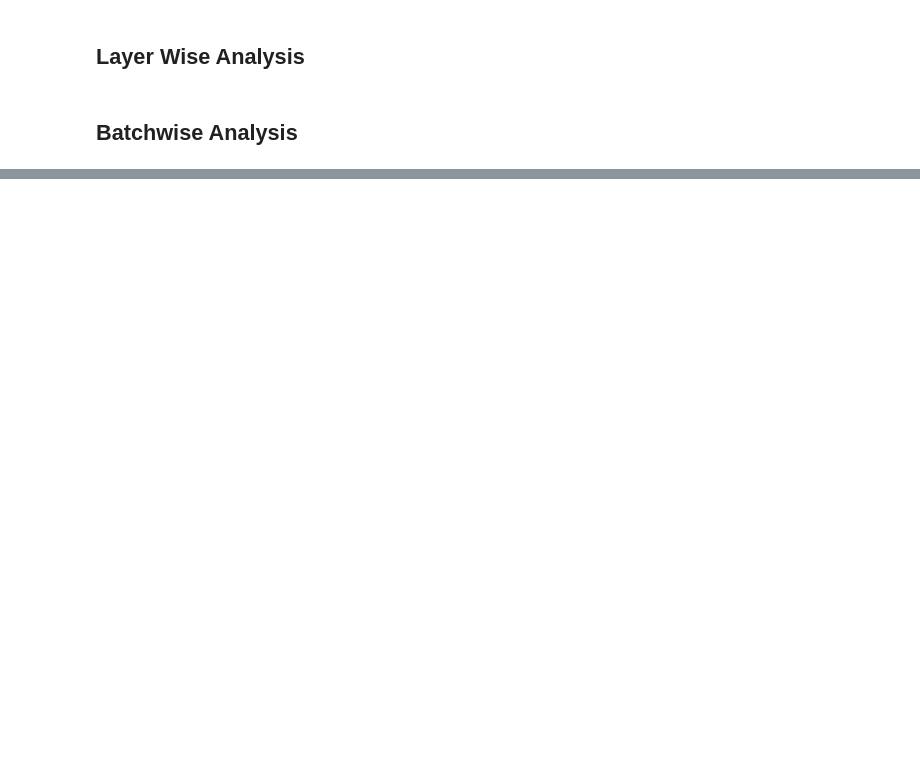
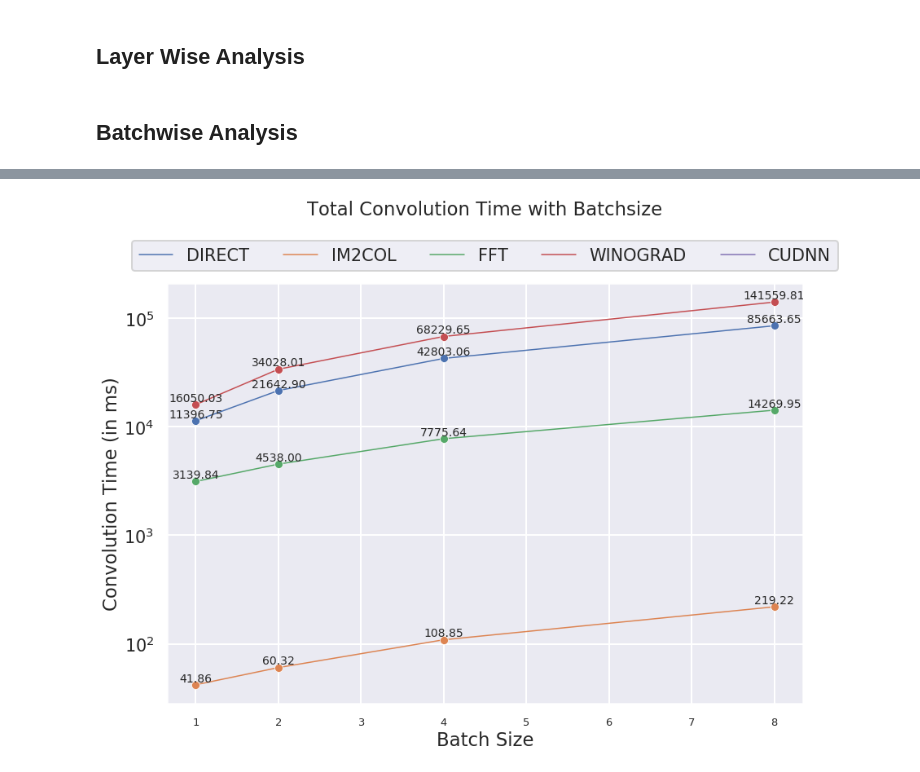
Before and after one commit to prajwal1210/HP3-CNN-Inferencing, a Jupyter notebook: profiling/analyzer.ipynb, the cells around one changed output, grey strips where cells are left out. Saved outputs shown, nothing was run; the diff lists cells and outputs as text; code cells hidden in the pictures; blank space fills up the shorter version.

Commit message:
[Profiling]Changed Makefile to delete txt files and updated wrote preliminary Batch Analysis code

```diff
--- a/profiling/analyzer.ipynb
+++ b/profiling/analyzer.ipynb
@@ -136,3 +136,9 @@ header, data, layer_specification_dict = loadAlexLog()
 LayerWiseAnalysis(data, header, layer_specification_dict, "ALEX")
 # %% [markdown]
 ## Batchwise Analysis
+# %%
+timeType = ' CONV'
+data_batchwise = data.loc[data['TIME_TYPE'] == timeType].copy()
+layer_cols = header[3:]
+data_batchwise['SUM'] = data_batchwise[layer_cols].sum(axis = 1)
+data_batchwise
@@ -138,0 +163,23 @@ LayerWiseAnalysis(data, header, layer_specification_dict, "ALEX")
+# %%
+plt.figure(figsize=(14,10)) # this creates a figure 8 inch wide, 4 inch high
+
+ax = sns.lineplot(x='BATCHSIZE', y='SUM', hue='ALGO', marker = 'o', data=data_batchwise, sort=False)
+ax.set_yscale("log")
+ax.set(xlabel='Batch Size', ylabel = "Convolution Time (in ms)")
+ax.tick_params(axis="x", labelsize = 13)
+ax.set_title("Total Convolution Time with Batchsize", y=1.15)
+box = ax.get_position()
+
+ax.set_position([box.x0, box.y0, box.width , box.height * 0.95]) # resize position
+
+handles, labels = ax.get_legend_handles_labels()
+ax.legend(handles=handles[1:], labels=labels[1:],bbox_to_anchor=(0.5, 1.1), loc='upper center' , borderaxespad=0., ncol = len(layer_cols)-1)
+
+for i,row in data_batchwise.iterrows():
+    x = row['BATCHSIZE']
+    y = row['SUM']
+    ax.text(x,y,f'{y:.2f}\n',ha = 'center', va = 'center', clip_on=True, fontsize = 14)
+# plt.savefig(plot_path+"LayerWise_"+architecture+time_type.strip()+'_'+str(batch_size)+'.png', bbox_inches='tight')
+plt.show()
+# %% [output]
+[figure, added]
```
Also changed, not shown: parts of 3 cells of this notebook, 3 other files.
